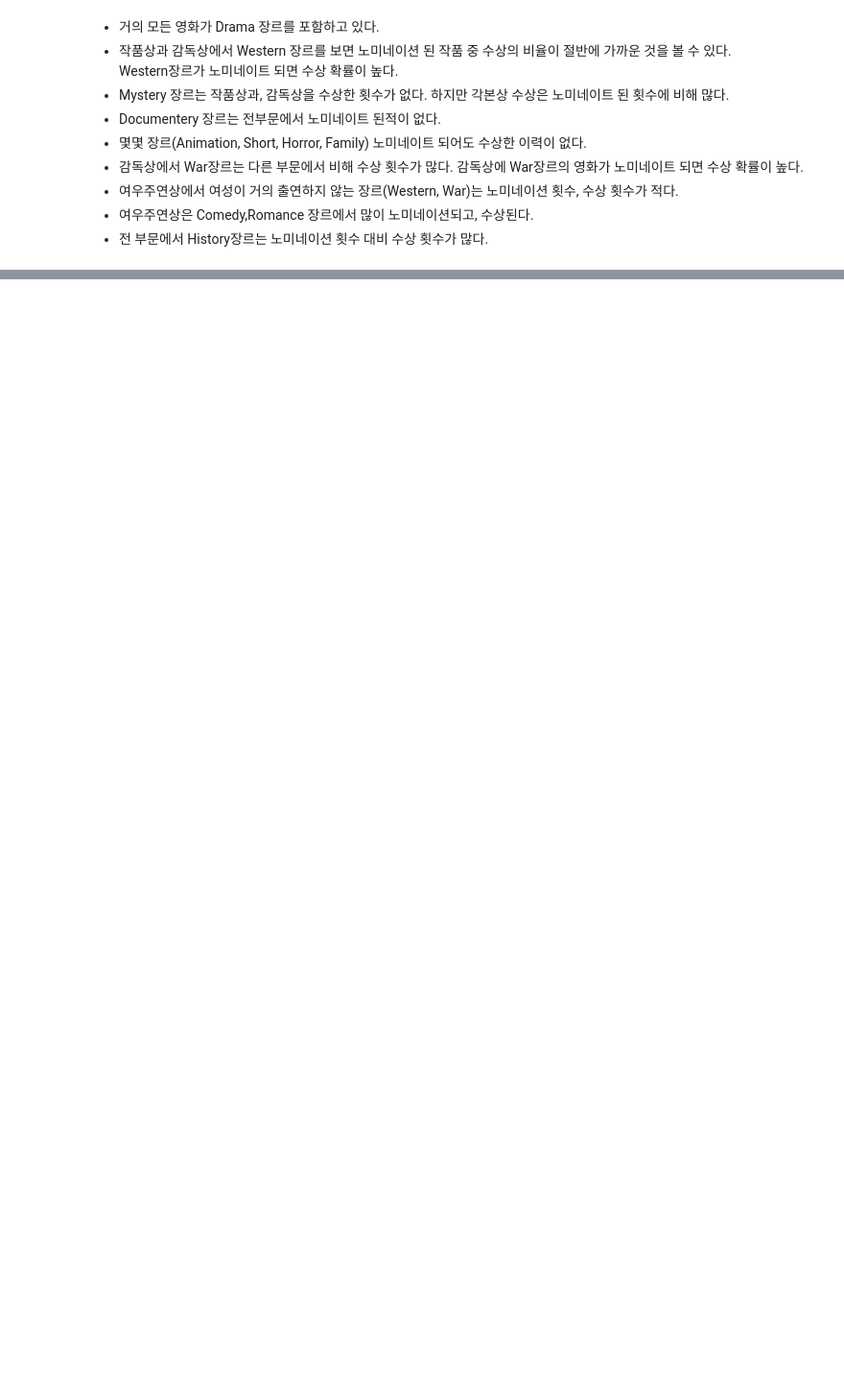
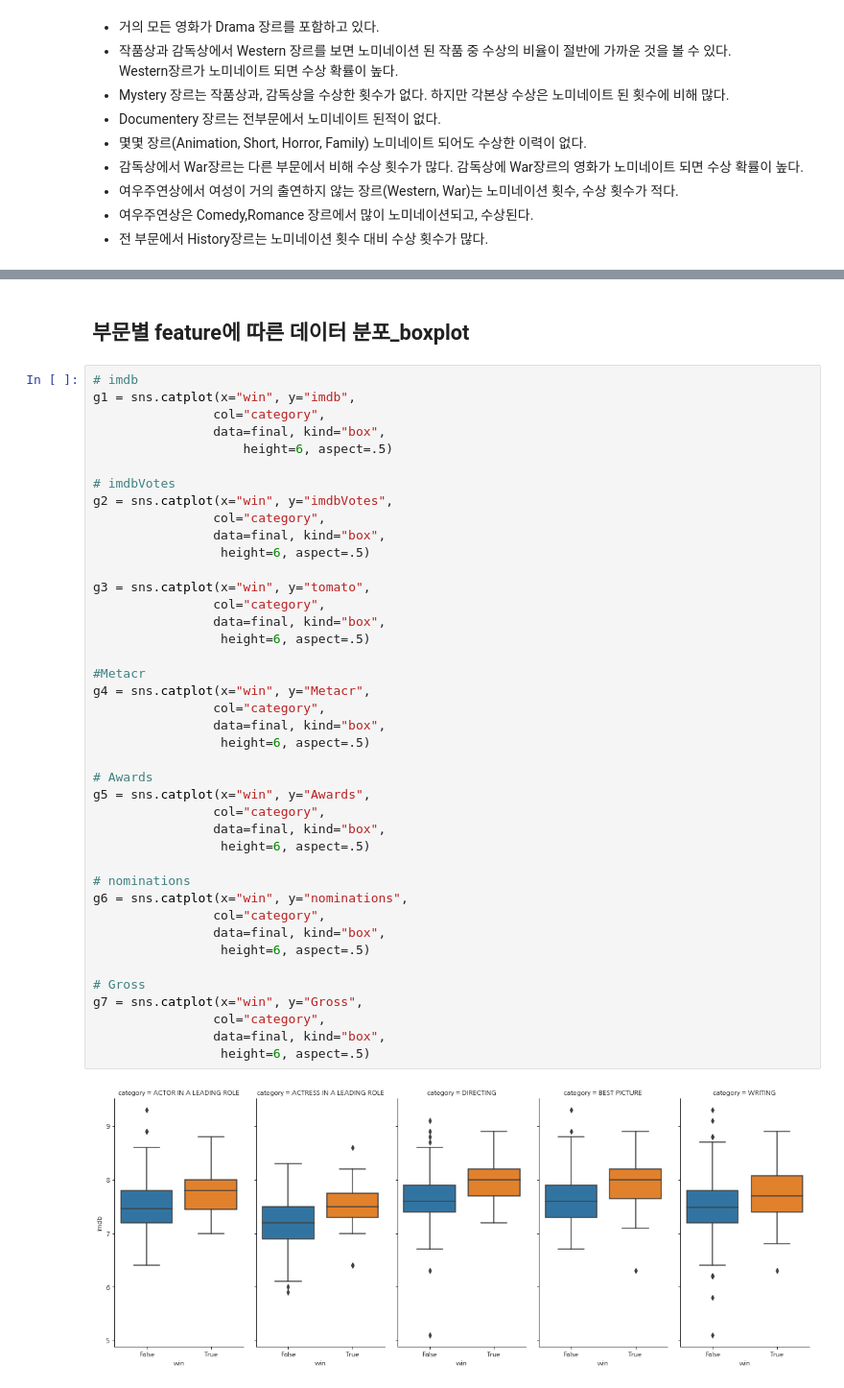
Before and after one commit to kse0202/predicting_Oscar_winner, a Jupyter notebook: oscar_EDA.ipynb, the cells around one changed output, grey strips where cells are left out. Shown at 96% size. Cells and saved outputs as stored; diff of their text form; blank space fills up the shorter version.

```diff
--- a/oscar_EDA.ipynb
+++ b/oscar_EDA.ipynb
@@ -262,0 +240,45 @@ plt.show()
+# %% [markdown]
+## 부문별 feature에 따른 데이터 분포_boxplot
+# %%
+# imdb
+g1 = sns.catplot(x="win", y="imdb",
+                col="category",
+                data=final, kind="box",
+                    height=6, aspect=.5)
+
+# imdbVotes
+g2 = sns.catplot(x="win", y="imdbVotes",
+                col="category",
+                data=final, kind="box",
+                 height=6, aspect=.5)
+
+g3 = sns.catplot(x="win", y="tomato",
+                col="category",
+                data=final, kind="box",
+                 height=6, aspect=.5)
+
+#Metacr
+g4 = sns.catplot(x="win", y="Metacr",
+                col="category",
+                data=final, kind="box",
+                 height=6, aspect=.5)
+
+# Awards
+g5 = sns.catplot(x="win", y="Awards",
+                col="category",
+                data=final, kind="box",
+                 height=6, aspect=.5)
+
+# nominations
+g6 = sns.catplot(x="win", y="nominations",
+                col="category",
+                data=final, kind="box",
+                 height=6, aspect=.5)
+
+# Gross
+g7 = sns.catplot(x="win", y="Gross",
+                col="category",
+                data=final, kind="box",
+                 height=6, aspect=.5)
+# %% [output]
+[figure, added]
```
Also changed, not shown: parts of 26 cells of this notebook.
